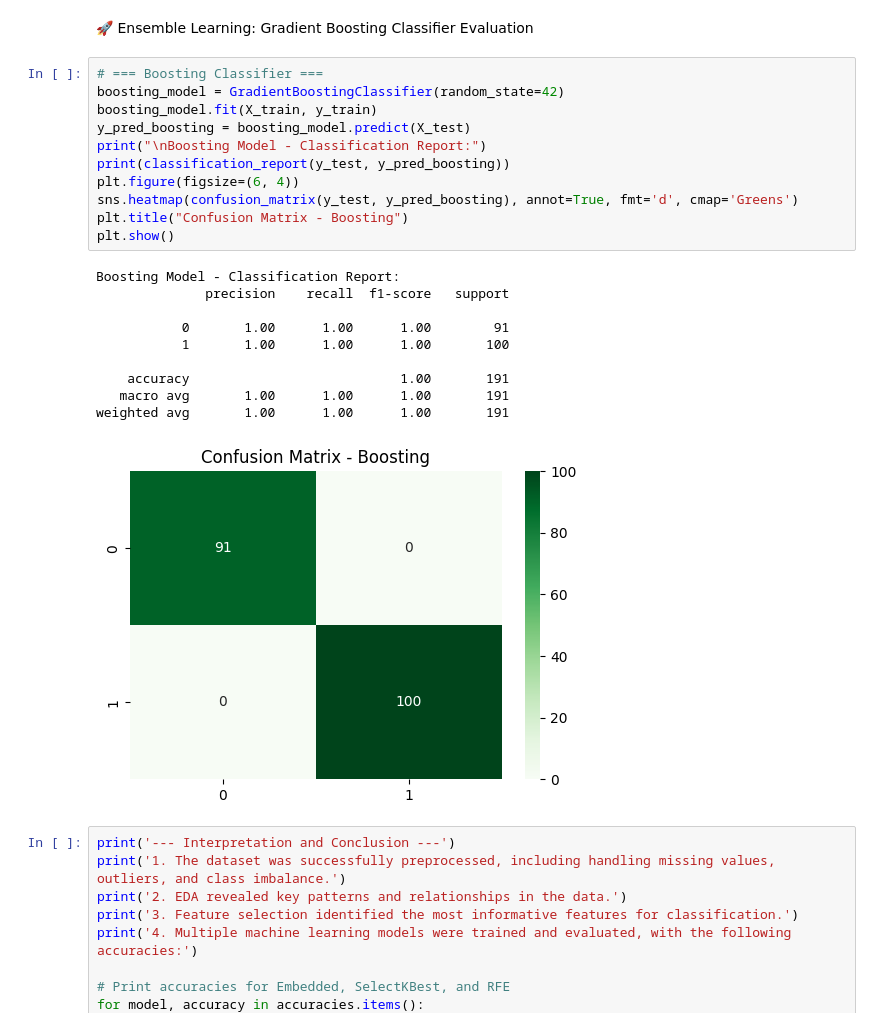
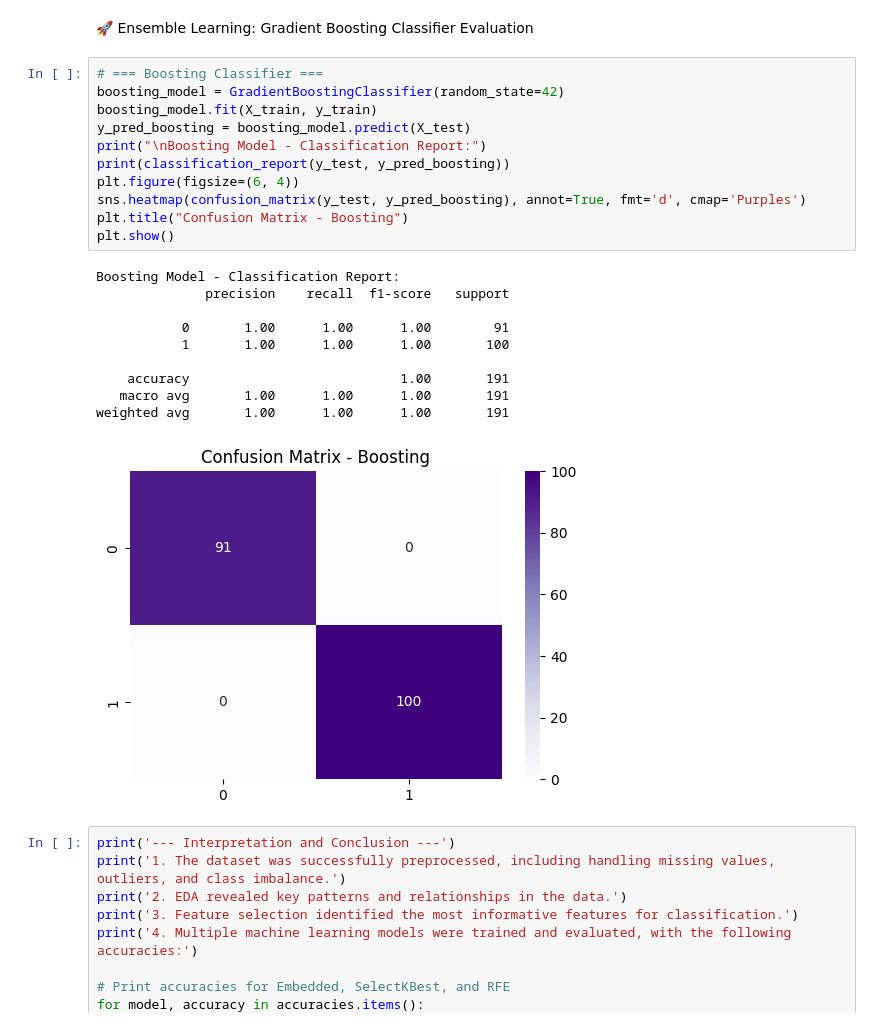
Before and after one commit to tejasmaskar09/Skill, a Jupyter notebook: lca3_final_notebook.ipynb, the cells around one changed output. Cells and saved outputs as stored; diff of their text form.

```diff
--- a/lca3_final_notebook.ipynb
+++ b/lca3_final_notebook.ipynb
@@ -296,25 +295,25 @@ KeyError: "'reds' is not a known colormap name"
 # %%
 # === Boosting Classifier ===
 boosting_model = GradientBoostingClassifier(random_state=42)
 boosting_model.fit(X_train, y_train)
 y_pred_boosting = boosting_model.predict(X_test)
 print("\nBoosting Model - Classification Report:")
 print(classification_report(y_test, y_pred_boosting))
 plt.figure(figsize=(6, 4))
-sns.heatmap(confusion_matrix(y_test, y_pred_boosting), annot=True, fmt='d', cmap='Greens')
+sns.heatmap(confusion_matrix(y_test, y_pred_boosting), annot=True, fmt='d', cmap='Purples')
 plt.title("Confusion Matrix - Boosting")
 plt.show()
 # %% [output]
 Boosting Model - Classification Report:
               precision    recall  f1-score   support
 
            0       1.00      1.00      1.00        91
            1       1.00      1.00      1.00       100
 
     accuracy                           1.00       191
    macro avg       1.00      1.00      1.00       191
 weighted avg       1.00      1.00      1.00       191
-[figure, old version]
+[figure, new version]
 # %%
 print('--- Interpretation and Conclusion ---')
 print('1. The dataset was successfully preprocessed, including handling missing values, outliers, and class imbalance.')
```
Also changed, not shown: parts of 1 cell of this notebook.
